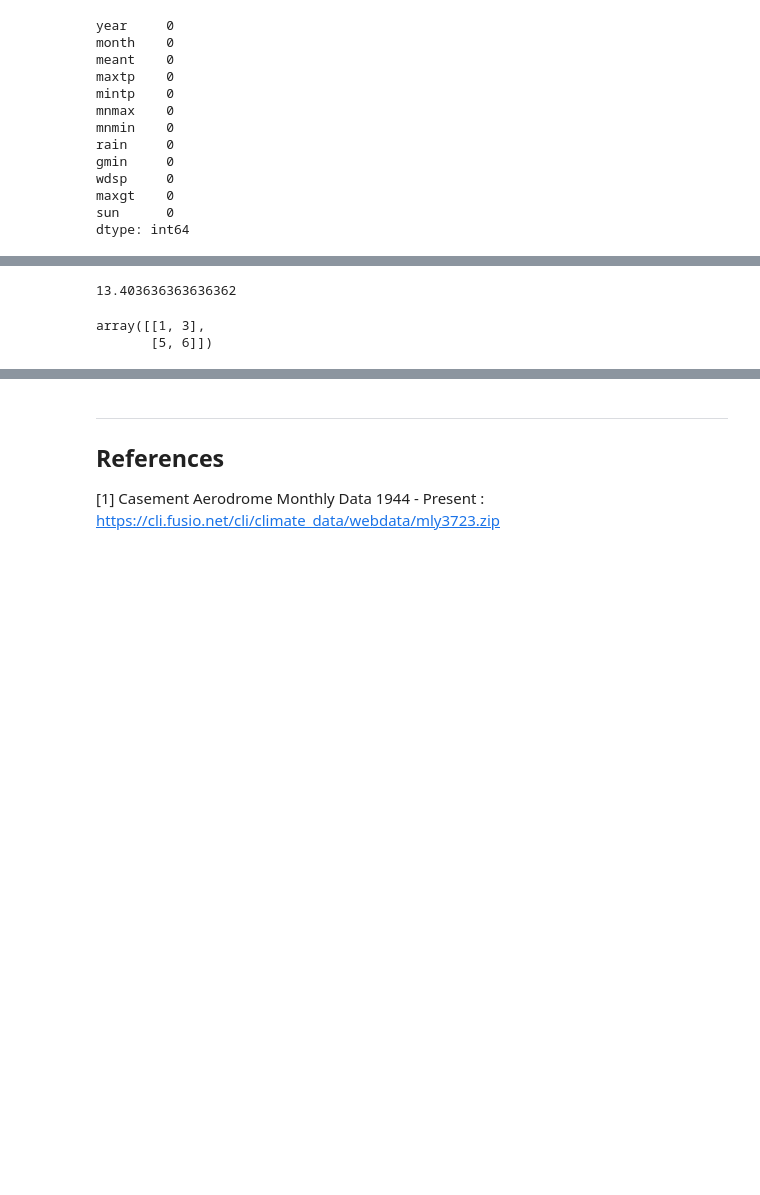
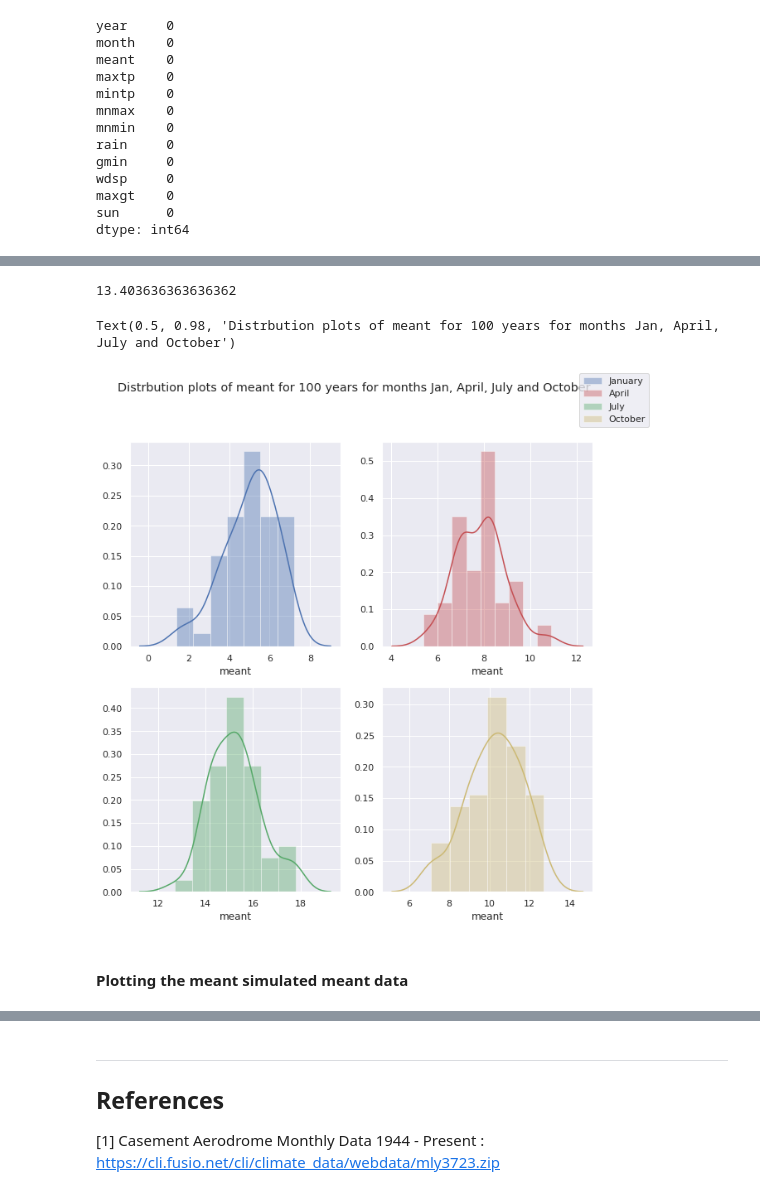
Before and after one commit to AdrianDonohoe/PDAProject2019, a Jupyter notebook: PDA Project - Casement Weather Station.ipynb, the cells around one changed output, grey strips where cells are left out. Cells and saved outputs as stored; diff of their text form; code cells hidden in the pictures; blank space fills up the shorter version.

Commit message:
added distplot for mant 100

```diff
--- a/PDA Project - Casement Weather Station.ipynb
+++ b/PDA Project - Casement Weather Station.ipynb
@@ -119,17 +134,26 @@ sep = df.loc[df.loc[:,'month'] == 9]['meant'].mean()
 octo = df.loc[df.loc[:,'month'] == 10]['meant'].mean()
 nov = df.loc[df.loc[:,'month'] == 11]['meant'].mean()
 dec = df.loc[df.loc[:,'month'] == 12]['meant'].mean()
-# %%
-df.loc[df.loc[:,'month'] == 6]['meant'].mean()
-# %% [output]
-13.403636363636362
-# %%
-import numpy as np
-a = np.array([[1,3]])
-b = np.array([[5, 6]])
-np.concatenate([a, b],axis=0)
-# %% [output]
-array([[1, 3],
-       [5, 6]])
+# %%
+# As an example, the average meant for the month of June over the entire dataset is 13.403636363636362
+df.loc[df.loc[:,'month'] == 6]['meant'].mean()
+# %% [output]
+13.403636363636362
+# %%
+import seaborn as sns
+f, axes = plt.subplots(2,2,figsize=(10,10)) # Adapted from https://seaborn.pydata.org/examples/distplot_options.html
+p1 = df.loc[df.loc[:,'month'] == 1]['meant']
+p2 = df.loc[df.loc[:,'month'] == 4]['meant']
+p3 = df.loc[df.loc[:,'month'] == 7]['meant']
+p4 = df.loc[df.loc[:,'month'] == 10]['meant']
+sns.distplot(p1,color="b", ax=axes[0,0],label='January')
+sns.distplot(p2,color="r", ax=axes[0,1],label='April')
+sns.distplot(p3,color="g", ax=axes[1,0],label='July')
+sns.distplot(p4,color="y", ax=axes[1,1],label='October')
+f.legend()
+plt.suptitle('Distrbution plots of meant for 100 years for months Jan, April, July and October')
+# %% [output]
+Text(0.5, 0.98, 'Distrbution plots of meant for 100 years for months Jan, April, July and October')
+[figure, added]
 # %%
 import numpy as np
@@ -169,4 +218,6 @@ result = pd.merge(result,sept_meant_100,how='outer',on='meant',left_index=True,
 result = pd.merge(result,oct_meant_100,how='outer',on='meant',left_index=True, right_index=True)
 result = pd.merge(result,nov_meant_100,how='outer',on='meant',left_index=True, right_index=True)
 result = pd.merge(result,dec_meant_100,how='outer',on='meant',left_index=True, right_index=True)
+# %% [markdown]
+#### Plotting the meant simulated meant data
 # %%
```
Also changed, not shown: parts of 6 cells of this notebook.
